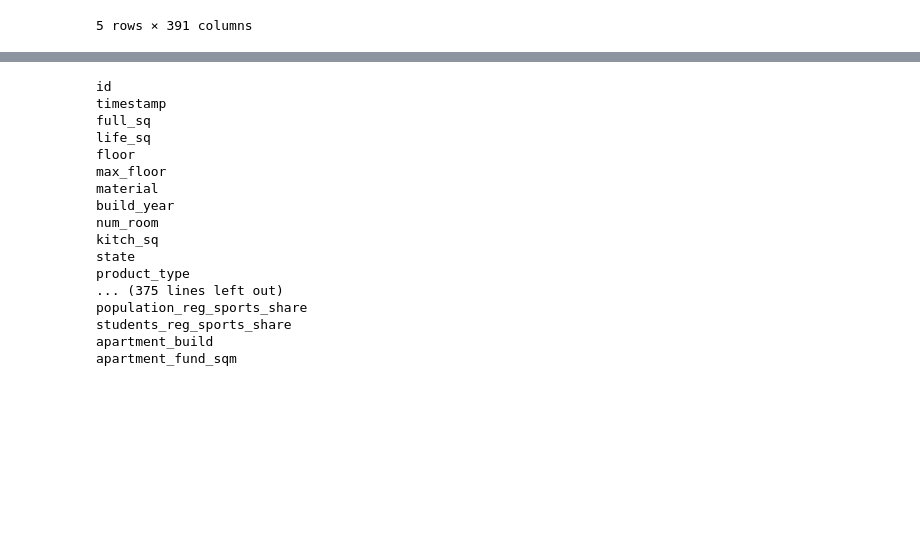
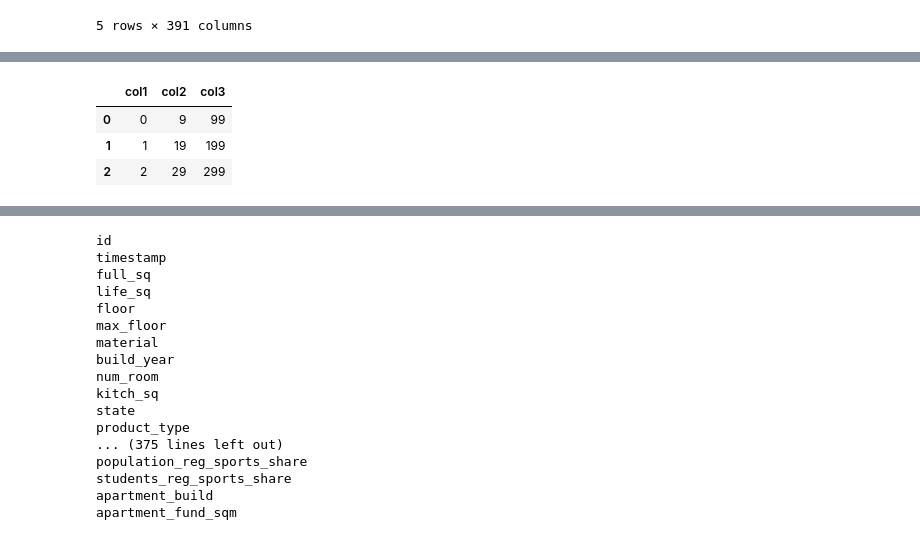
Before and after one commit to ayakkala1/Project-3-Data-401, a Jupyter notebook: Zachary Gelber/Project 3 Scratch.ipynb, the cells around one changed output, grey strips where cells are left out. Saved outputs shown, nothing was run; the diff lists cells and outputs as text; code cells hidden in the pictures; blank space fills up the shorter version.

```diff
--- a/Zachary Gelber/Project 3 Scratch.ipynb
+++ b/Zachary Gelber/Project 3 Scratch.ipynb
@@ -44,0 +118,9 @@ df_merge.head()
+# %%
+df = pd.DataFrame(data={"col1":[1,2,3], "col2":[10,20,30], "col3":[100,200,300]})
+row = pd.Series([1,1,1])
+df.subtract(row,axis=0)
+# %% [output]
+|  | col1 | col2 | col3 |
+| 0 | 0 | 9 | 99 |
+| 1 | 1 | 19 | 199 |
+| 2 | 2 | 29 | 299 |
```
Also changed, not shown: parts of 10 cells of this notebook.
